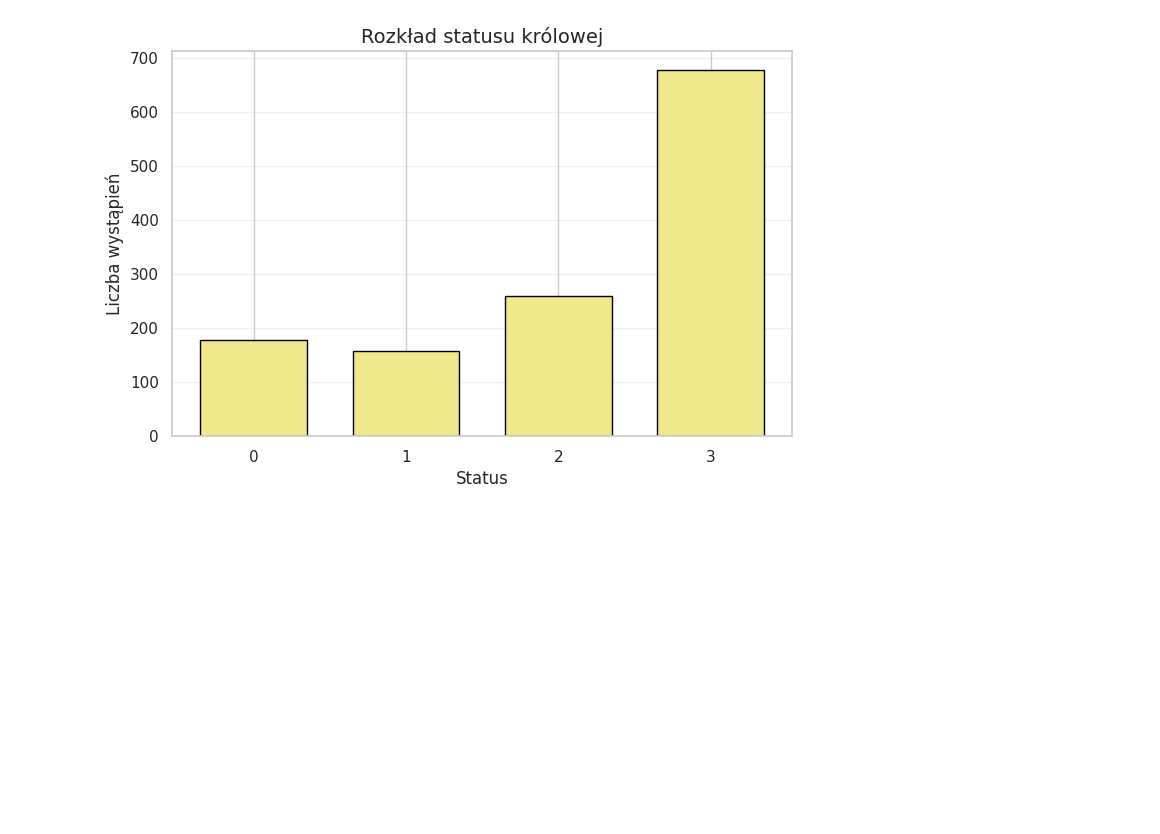
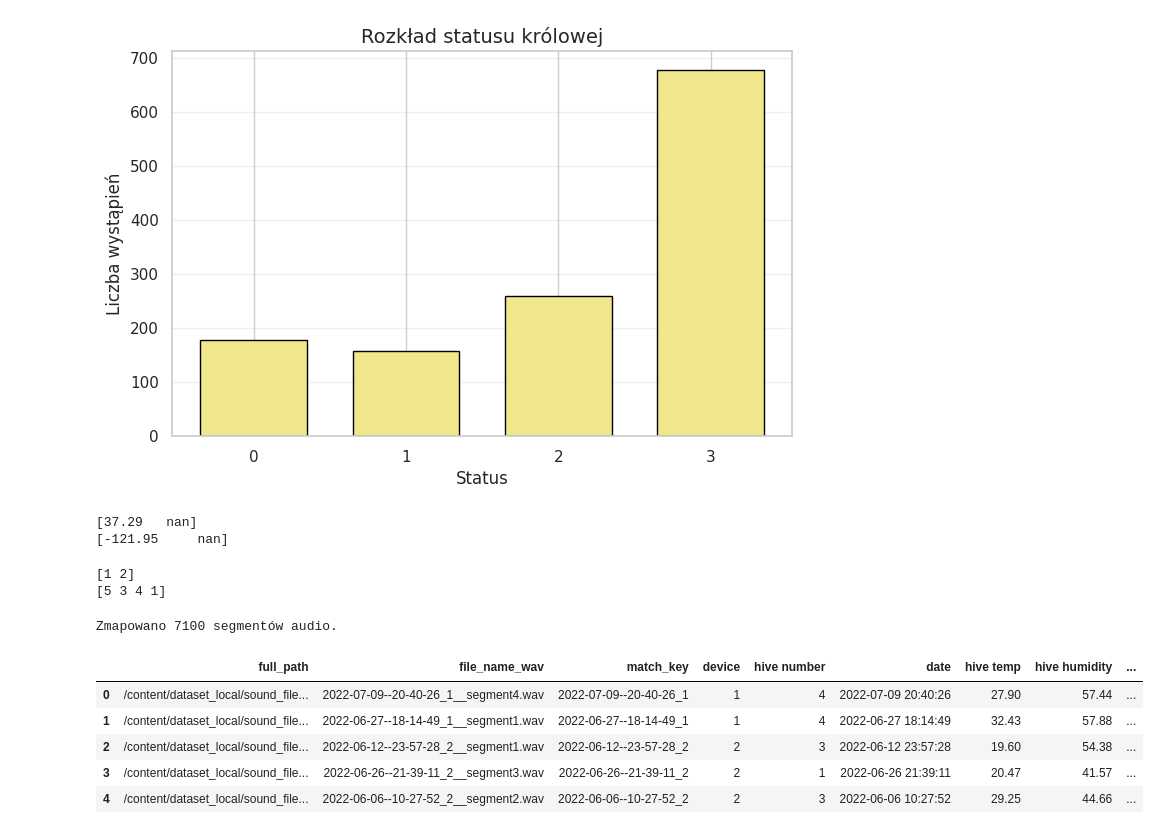
Before and after one commit to kasiaqn/bee-audio-classifier, a Jupyter notebook: BeehiveProject.ipynb, the cells around one changed output. Saved outputs shown, nothing was run; the diff lists cells and outputs as text; code cells hidden in the pictures; blank space fills up the shorter version.

Commit message:
Dodano mapowanie.

```diff
--- a/BeehiveProject.ipynb
+++ b/BeehiveProject.ipynb
@@ -133,3 +133,55 @@ plt.grid(axis='y', alpha=0.3)
 plt.show()
 # %% [output]
 [figure]
+# %%
+print(df['lat'].unique())
+print(df['long'].unique())
+# %% [output]
+[37.29   nan]
+[-121.95     nan]
+# %%
+print(df['device'].unique())
+print(df['hive number'].unique())
+# %% [output]
+[1 2]
+[5 3 4 1]
+# %%
+# Mapowanie
+import pandas as pd
+import os
+
+files_data = []
+for root, dirs, files in os.walk(LOCAL_DATA_PATH):
+    for f in files:
+        if f.endswith('.wav'):
+            # np. '2022-06-08--14-52-28_1__segment0.wav' -> '2022-06-08--14-52-28_1'
+            match_key = f.split('__segment')[0]
+            files_data.append({
+                'full_path': os.path.join(root, f),
+                'file_name_wav': f,
+                'match_key': match_key
+            })
+
+files_data_pd = pd.DataFrame(files_data)
+
+df['match_key'] = df['file name'].str.replace('.raw', '', regex=False)
+
+# bez zbędnych kolumn jak lat i long (ta sama wartość wszędzie) oraz file name i frames
+# + kolumn redundantnych: target, queen presence, queen acceptance
+cols_to_keep = ['device', 'hive number', 'date', 'hive temp', 'hive humidity',
+       'hive pressure', 'weather temp', 'weather humidity', 'weather pressure',
+       'wind speed', 'gust speed', 'weatherID', 'cloud coverage', 'rain',
+       'time', 'queen status', 'match_key']
+mapped_df = pd.merge(files_data_pd, df[cols_to_keep], on='match_key', how='inner')
+
+print(f"Zmapowano {len(mapped_df)} segmentów audio.")
+
+mapped_df.head()
+# %% [output]
+Zmapowano 7100 segmentów audio.
+|  | full_path | file_name_wav | match_key | device | hive number | date | hive temp | hive humidity | ... |
+| 0 | /content/dataset_local/sound_file... | 2022-07-09--20-40-26_1__segment4.wav | 2022-07-09--20-40-26_1 | 1 | 4 | 2022-07-09 20:40:26 | 27.90 | 57.44 | ... |
+| 1 | /content/dataset_local/sound_file... | 2022-06-27--18-14-49_1__segment1.wav | 2022-06-27--18-14-49_1 | 1 | 4 | 2022-06-27 18:14:49 | 32.43 | 57.88 | ... |
+| 2 | /content/dataset_local/sound_file... | 2022-06-12--23-57-28_2__segment1.wav | 2022-06-12--23-57-28_2 | 2 | 3 | 2022-06-12 23:57:28 | 19.60 | 54.38 | ... |
+| 3 | /content/dataset_local/sound_file... | 2022-06-26--21-39-11_2__segment3.wav | 2022-06-26--21-39-11_2 | 2 | 1 | 2022-06-26 21:39:11 | 20.47 | 41.57 | ... |
+| 4 | /content/dataset_local/sound_file... | 2022-06-06--10-27-52_2__segment2.wav | 2022-06-06--10-27-52_2 | 2 | 3 | 2022-06-06 10:27:52 | 29.25 | 44.66 | ... |
```
